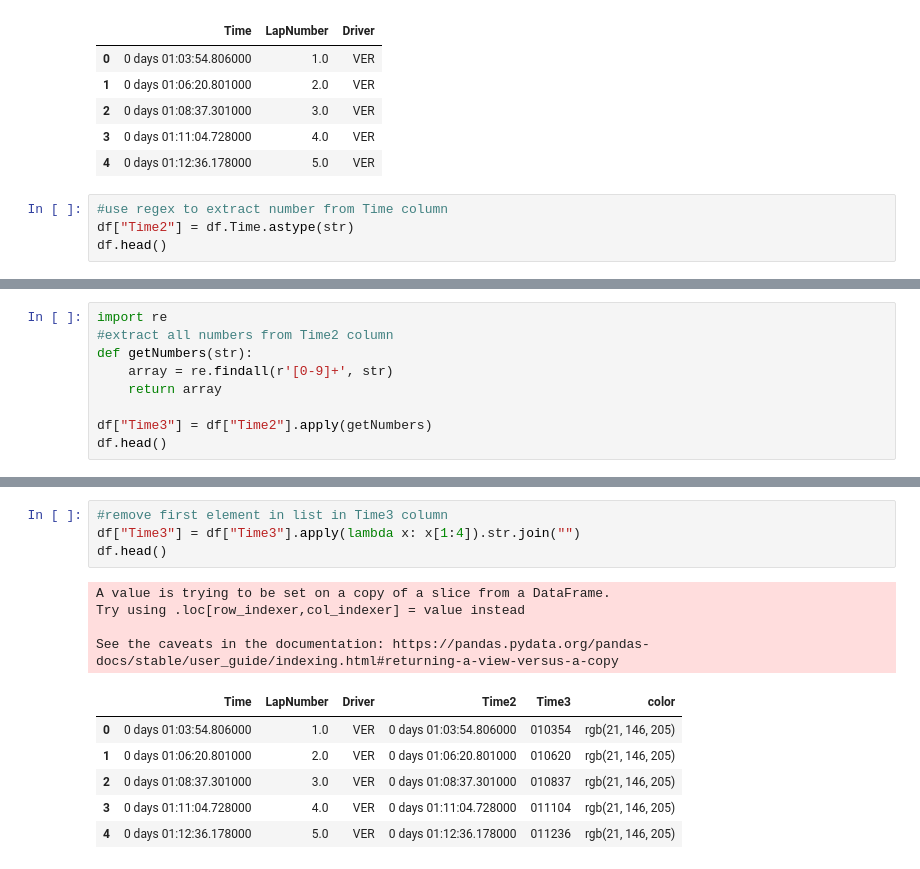
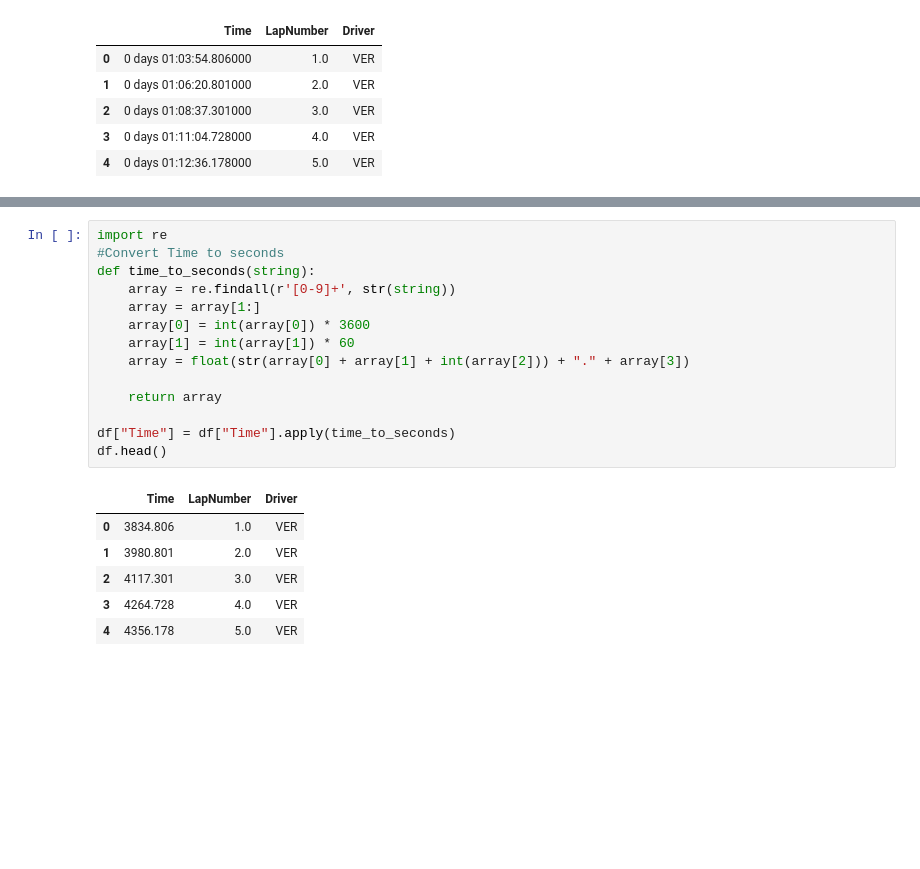
Before and after one commit to GuillaumeArp/Jedha_F1_Project, a Jupyter notebook: Berenger/berenger.ipynb, the cells around one changed output, grey strips where cells are left out. Drawn from its saved outputs; the diff is of its cells as text; blank space fills up the shorter version.

```diff
--- a/Berenger/berenger.ipynb
+++ b/Berenger/berenger.ipynb
@@ -151,7 +154,3 @@ df.head()
 | 2 | 0 days 01:08:37.301000 | 3.0 | VER |
 | 3 | 0 days 01:11:04.728000 | 4.0 | VER |
 | 4 | 0 days 01:12:36.178000 | 5.0 | VER |
-# %%
-#use regex to extract number from Time column
-df["Time2"] = df.Time.astype(str)
-df.head()
@@ -170,9 +156,0 @@ See the caveats in the documentation: https://pandas.pydata.org/pandas-docs/stab
-# %%
-import re
-#extract all numbers from Time2 column
-def getNumbers(str):
-    array = re.findall(r'[0-9]+', str)
-    return array
-
-df["Time3"] = df["Time2"].apply(getNumbers)
-df.head()
@@ -190,16 +157,22 @@ See the caveats in the documentation: https://pandas.pydata.org/pandas-docs/stab
-# %%
-#remove first element in list in Time3 column
-df["Time3"] = df["Time3"].apply(lambda x: x[1:4]).str.join("")
-df.head()
-# %% [output]
-A value is trying to be set on a copy of a slice from a DataFrame.
-Try using .loc[row_indexer,col_indexer] = value instead
-
-See the caveats in the documentation: https://pandas.pydata.org/pandas-docs/stable/user_guide/indexing.html#returning-a-view-versus-a-copy
-|  | Time | LapNumber | Driver | Time2 | Time3 | color |
-| 0 | 0 days 01:03:54.806000 | 1.0 | VER | 0 days 01:03:54.806000 | 010354 | rgb(21, 146, 205) |
-| 1 | 0 days 01:06:20.801000 | 2.0 | VER | 0 days 01:06:20.801000 | 010620 | rgb(21, 146, 205) |
-| 2 | 0 days 01:08:37.301000 | 3.0 | VER | 0 days 01:08:37.301000 | 010837 | rgb(21, 146, 205) |
-| 3 | 0 days 01:11:04.728000 | 4.0 | VER | 0 days 01:11:04.728000 | 011104 | rgb(21, 146, 205) |
-| 4 | 0 days 01:12:36.178000 | 5.0 | VER | 0 days 01:12:36.178000 | 011236 | rgb(21, 146, 205) |
+# %%
+import re
+#Convert Time to seconds
+def time_to_seconds(string):
+    array = re.findall(r'[0-9]+', str(string))
+    array = array[1:]
+    array[0] = int(array[0]) * 3600
+    array[1] = int(array[1]) * 60
+    array = float(str(array[0] + array[1] + int(array[2])) + "." + array[3])
+
+    return array
+
+df["Time"] = df["Time"].apply(time_to_seconds)
+df.head()
+# %% [output]
+|  | Time | LapNumber | Driver |
+| 0 | 3834.806 | 1.0 | VER |
+| 1 | 3980.801 | 2.0 | VER |
+| 2 | 4117.301 | 3.0 | VER |
+| 3 | 4264.728 | 4.0 | VER |
+| 4 | 4356.178 | 5.0 | VER |
 # %%
```
Also changed, not shown: parts of 13 cells of this notebook, 1 other file.
